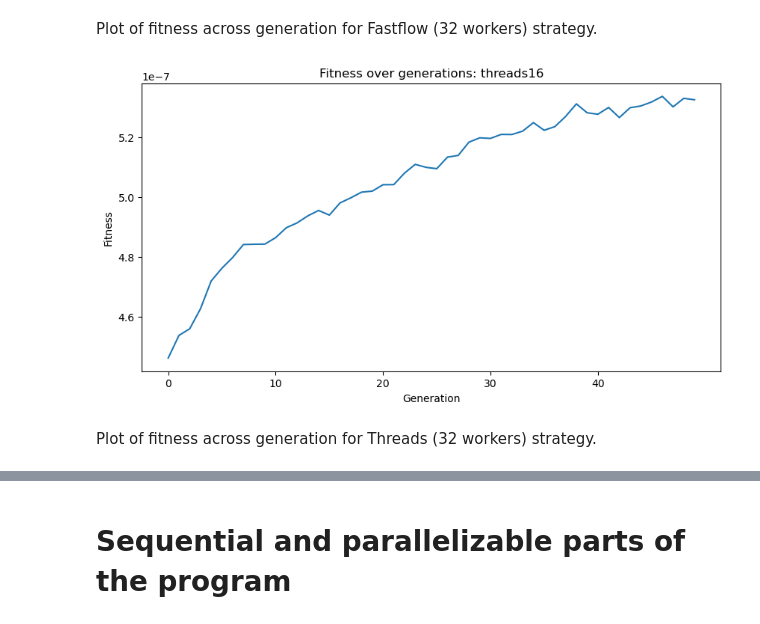
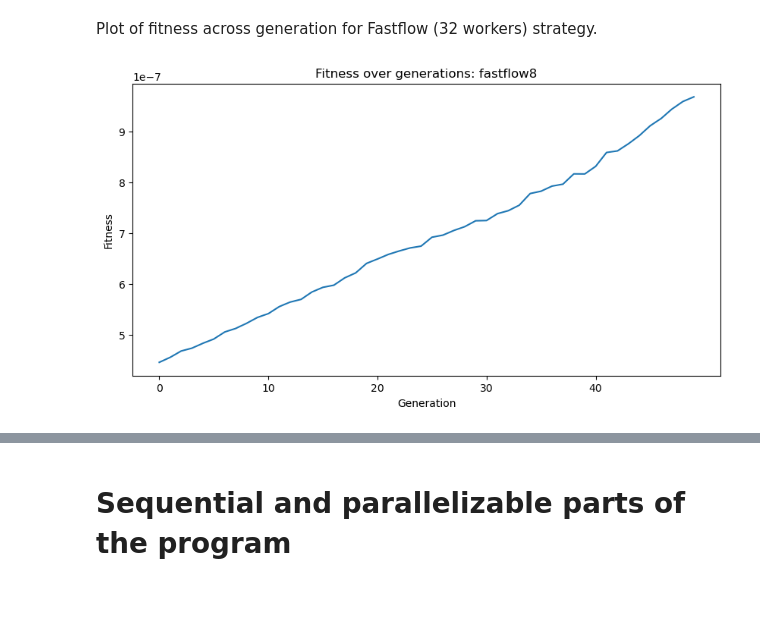
Before and after one commit to giacomo-cgn/parallel-genetic-tsp, a Jupyter notebook: plots.ipynb, the cells around one changed output, grey strips where cells are left out. Drawn from its saved outputs; the diff is of its cells as text; code cells hidden in the pictures; blank space fills up the shorter version.

Commit message:
fixed problems over times

```diff
--- a/plots.ipynb
+++ b/plots.ipynb
@@ -39,13 +51,11 @@ plt.show()
 Plot of fitness across generation for Fastflow (32 workers) strategy.
 # %%
 plt.figure(figsize=(10, 5))
-plt.plot(df_fitness.iloc[17, 1:])
-plt.title('Fitness over generations: ' + df_fitness.iloc[17, 0])
+plt.plot(df_fitness.iloc[11, 1:])
+plt.title('Fitness over generations: ' + df_fitness.iloc[11, 0])
 plt.xlabel('Generation')
 plt.ylabel('Fitness')
 plt.xticks(ticks=np.arange(0, 50, 10), labels=np.arange(0, 50, 10))
 plt.show()
 # %% [output]
-[figure, old version]
+[figure, new version]
-# %% [markdown]
-Plot of fitness across generation for Threads (32 workers) strategy.
```
Also changed, not shown: parts of 13 cells of this notebook, 9 other files.
